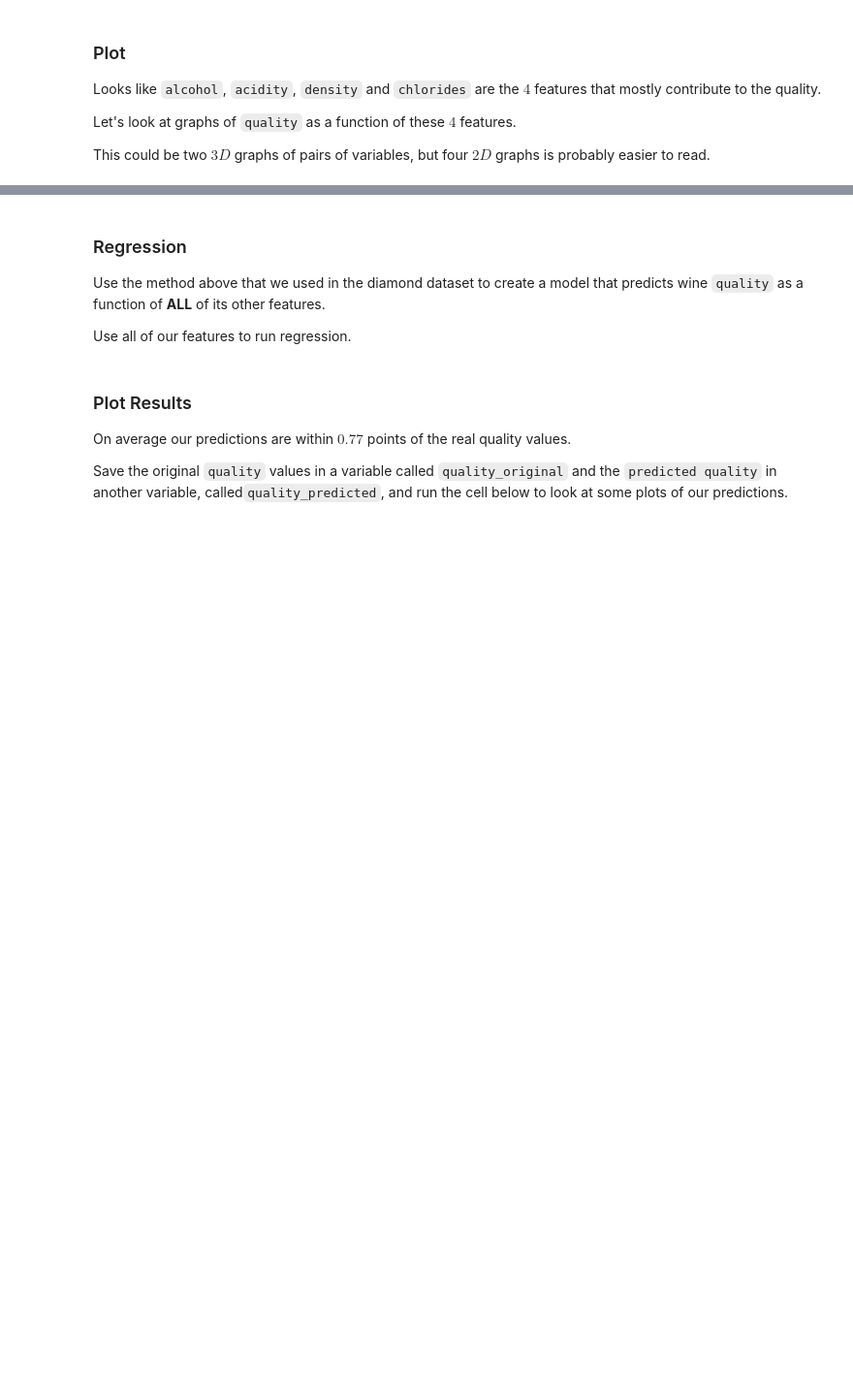
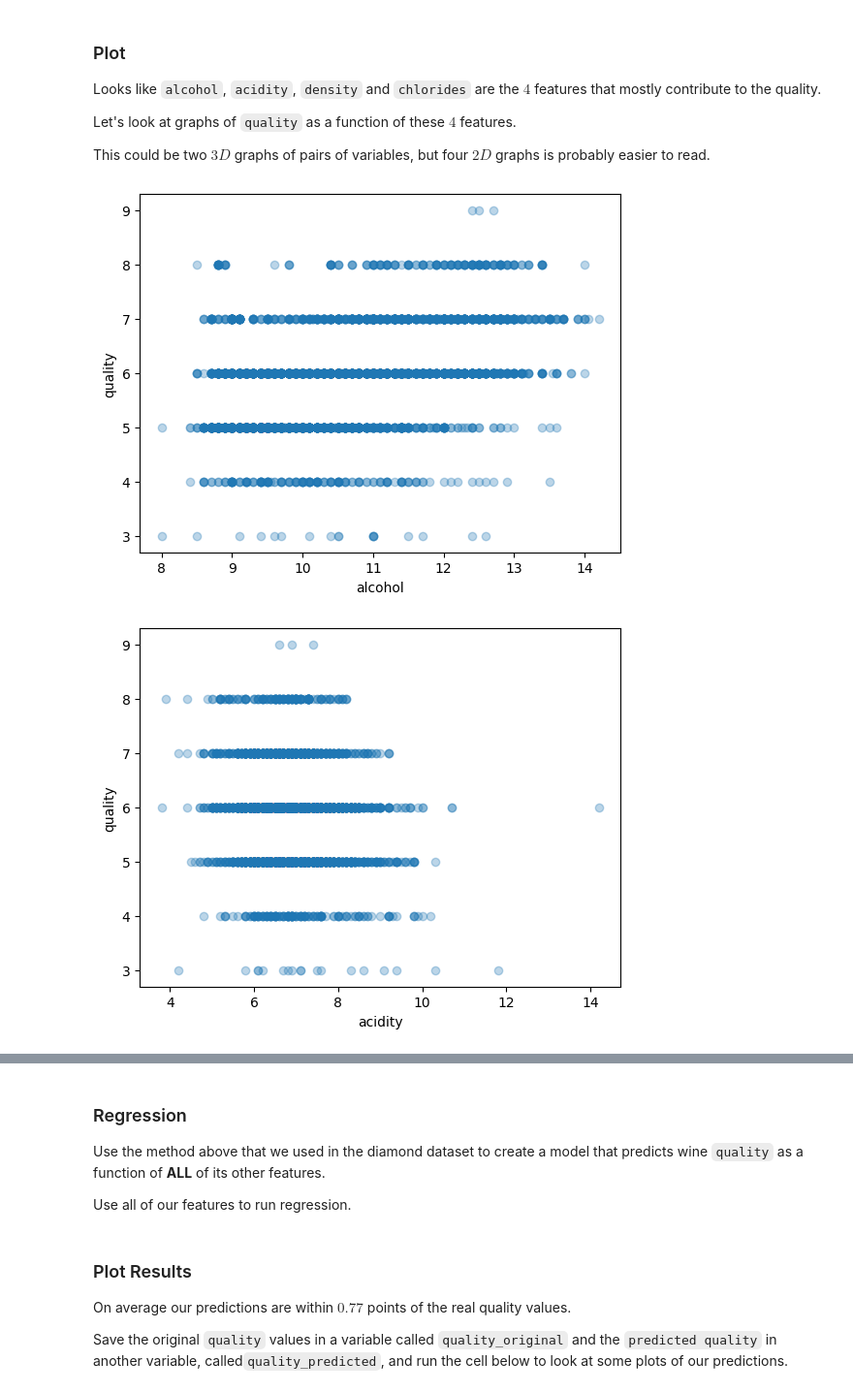
Before and after one commit to takuman-parsons-ml/WK06, a Jupyter notebook: WK06.ipynb, the cells around one changed output, grey strips where cells are left out. Shown at 97% size. Cells and saved outputs as stored; diff of their text form; code cells hidden in the pictures; blank space fills up the shorter version.

```diff
--- a/WK06.ipynb
+++ b/WK06.ipynb
@@ -587,0 +687,15 @@ This could be two $3D$ graphs of pairs of variables, but four $2D$ graphs is pro
+# %%
+# TODO: plot quality as a function of alcohol, acidity, density and chlorides
+for feat in ["alcohol", "acidity", "density", "chlorides"]:
+
+  x = wines_df[feat]
+  quality = wines_df["quality"]
+
+  # Plot the original and predicted prices
+  plt.plot(x, quality, marker='o', linestyle='', alpha=0.3)
+  plt.xlabel(feat)
+  plt.ylabel("quality")
+  plt.show()
+# %% [output]
+[figure, added]
+[figure, added]
```
Also changed, not shown: parts of 23 cells of this notebook.
